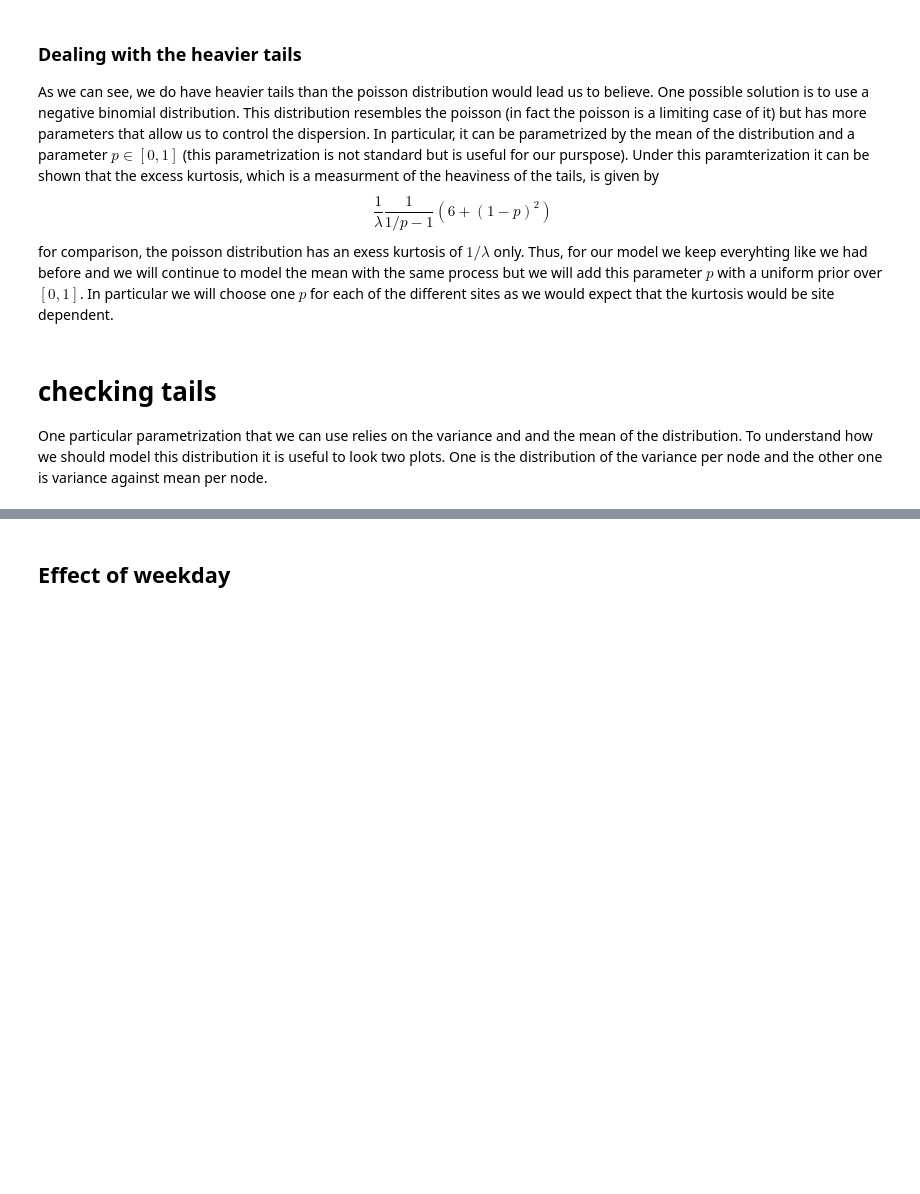
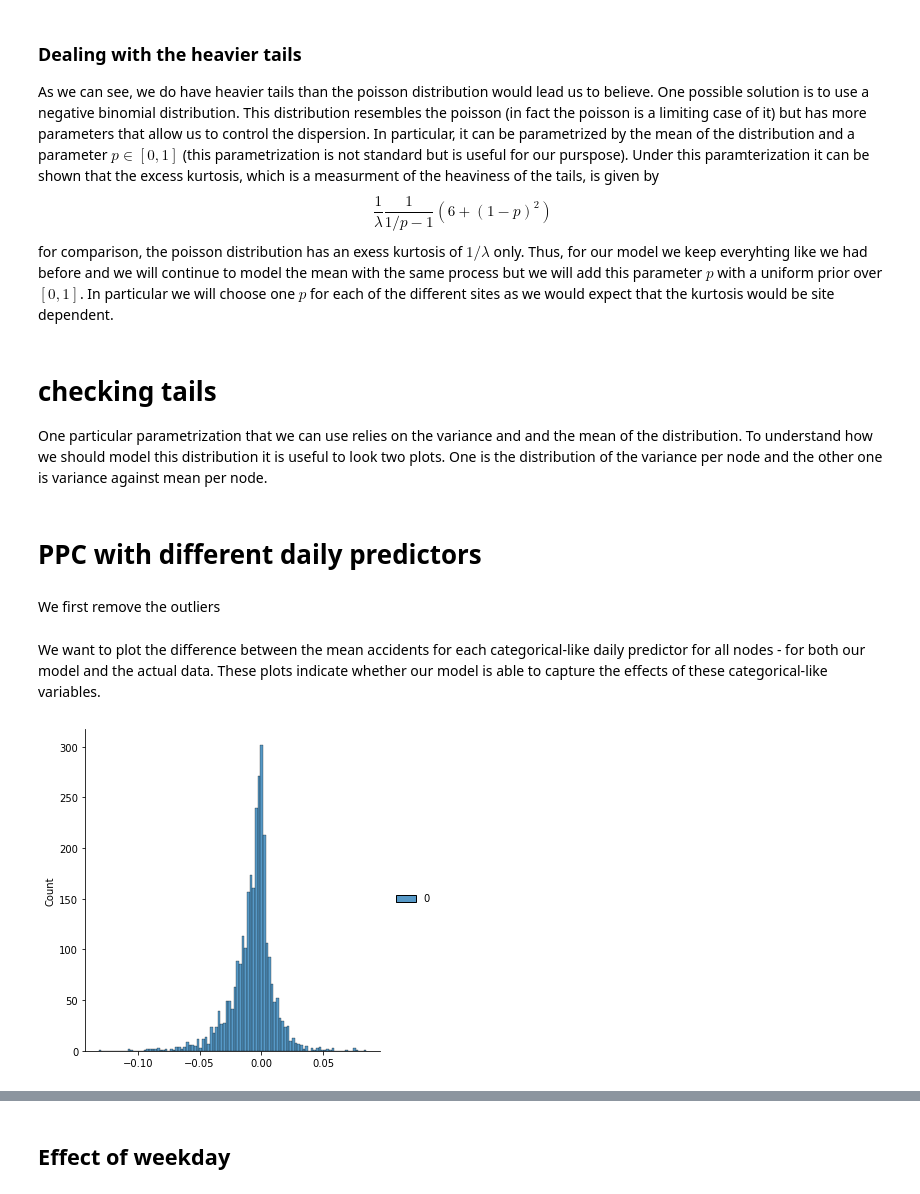
Before and after one commit to akucukelbir/probprog-finalproject, a Jupyter notebook: test_notebooks/final_notebook.ipynb, the cells around one changed output, grey strips where cells are left out. Drawn from its saved outputs; the diff is of its cells as text; code cells hidden in the pictures; blank space fills up the shorter version.

Commit message:
Add ppc for categorical mean difference

```diff
--- a/test_notebooks/final_notebook.ipynb
+++ b/test_notebooks/final_notebook.ipynb
@@ -454,3 +476,7 @@ ax[1].set_title('Mean vs Variance per Site')
 ax[1].scatter(x=np.mean(train_mat,axis=1)[selection],y=np.var(train_mat,axis=1)[selection],alpha=0.7)
 # %%
 np.nonzero(np.var(train_mat, axis=1) > 0.5)
+# %% [markdown]
+# PPC with different daily predictors
+# %% [markdown]
+We first remove the outliers
@@ -456,0 +485,20 @@ np.nonzero(np.var(train_mat, axis=1) > 0.5)
+# %% [markdown]
+We want to plot the difference between the mean accidents for each categorical-like daily predictor for all nodes - for both our model and the actual data. These plots indicate whether our model is able to capture the effects of these categorical-like variables.
+# %%
+def plot_across_actual(data, selector, axis):
+    selected_idx = np.argwhere(selector)
+    unselected_idx = np.argwhere(np.ones(data.shape[axis]) - selector)
+    selected_means = np.sum(data[:, selected_idx], axis = axis)/len(selected_idx)
+    unselected_means = np.sum(data[:, unselected_idx], axis = axis)/len(unselected_idx)
+    difference = selected_means - unselected_means
+    sns.displot(difference)
+
+def plot_across_samples(data, selector, axis):
+    plot_across_actual(np.sum(data, axis=0)/data.shape[0], selector, axis)
+# %%
+seed = [[0,0,0,1,1,0,0]]
+weekends = np.concatenate(np.repeat(seed, 1000, axis=0))[:num_days]
+
+plot_across_actual(train_mat, weekends, 1)
+# %% [output]
+[figure, added]
```
Also changed, not shown: parts of 5 cells of this notebook.
